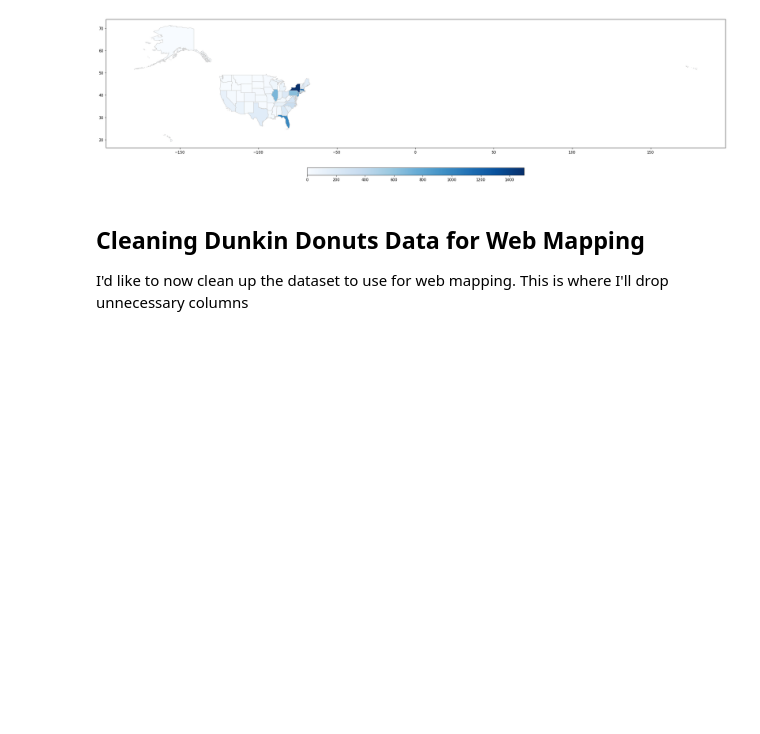
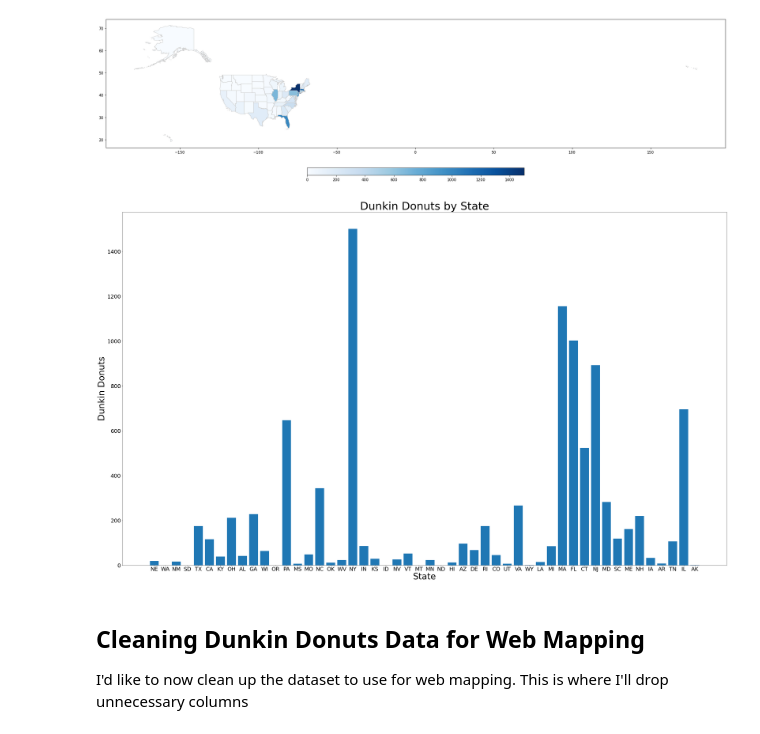
Before and after one commit to AlexBuck328/DunkinDonuts, a Jupyter notebook: notebooks/exploring_dunkin_donuts.ipynb, the cells around one changed output. Saved outputs shown, nothing was run; the diff lists cells and outputs as text; code cells hidden in the pictures; blank space fills up the shorter version.

```diff
--- a/notebooks/exploring_dunkin_donuts.ipynb
+++ b/notebooks/exploring_dunkin_donuts.ipynb
@@ -319,6 +319,27 @@ fig.colorbar(sm, orientation="horizontal", fraction=0.036, pad=0.1, aspect = 30)
 statePopCount.plot(column=variable, cmap='Blues', linewidth=0.8, ax=ax, edgecolor='0.8');
 # %% [output]
 [figure]
+# %%
+# A bar chart to show number of stores by state
+
+# Variables to be plotted
+state = statePopCount['STUSPS']
+count = statePopCount['Count']
+
+# create figure and axes for Matplotlib
+fig, ax = plt.subplots(1, figsize=(50,30))
+
+# labels and title
+plt.yticks(fontsize=25)
+ax.set_ylabel('Dunkin Donuts', fontsize=40)
+plt.xticks(fontsize=25)
+ax.set_xlabel('State', fontsize=40)
+ax.set_title('Dunkin Donuts by State', fontsize=50)
+
+# show me my bar chart!
+ax.bar(state, count);
+# %% [output]
+[figure, added]
 # %% [markdown]
 ## Cleaning Dunkin Donuts Data for Web Mapping
 
```
Also changed, not shown: parts of 1 cell of this notebook, 2 other files.
